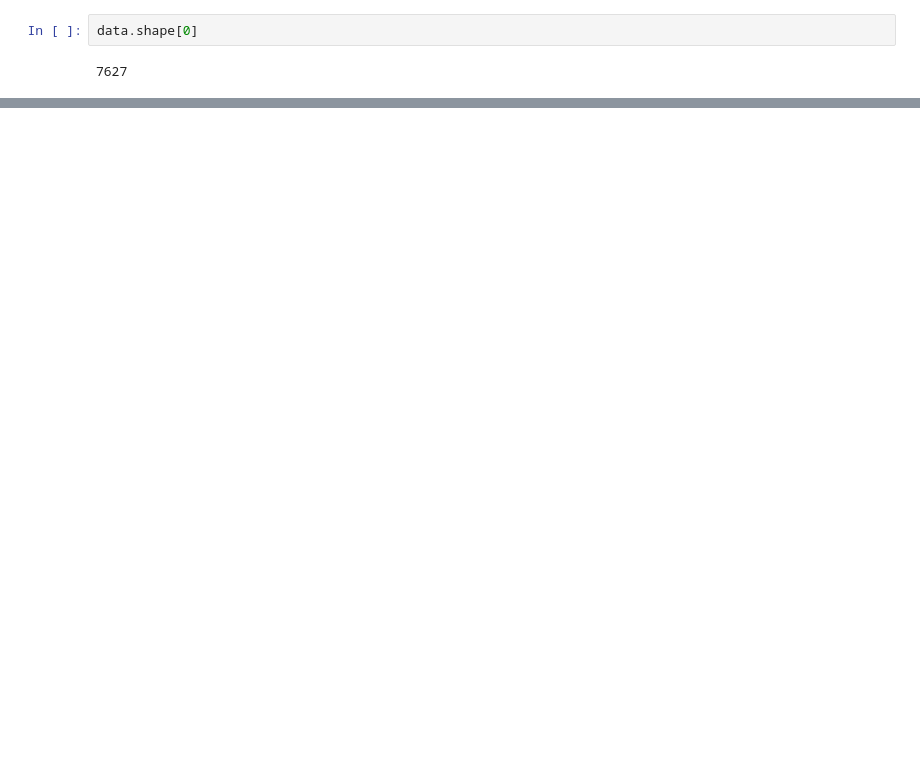
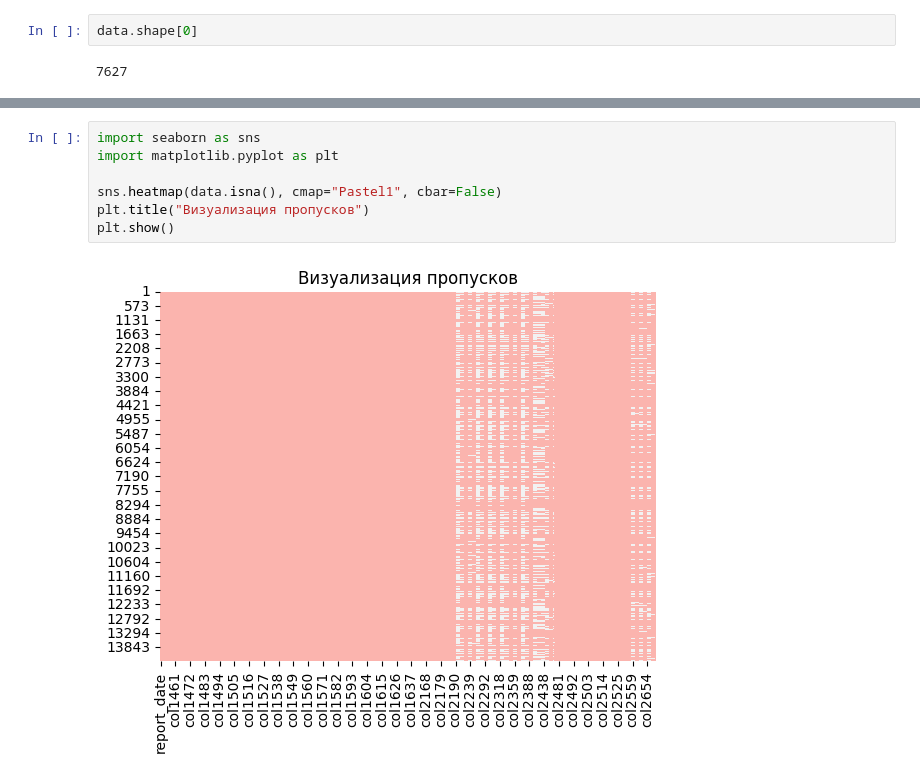
Before and after one commit to Tema13379/2intensiv2, a Jupyter notebook: data.ipynb, the cells around one changed output, grey strips where cells are left out. Saved outputs shown, nothing was run; the diff lists cells and outputs as text; blank space fills up the shorter version.

```diff
--- a/data.ipynb
+++ b/data.ipynb
@@ -235,0 +249,9 @@ data
+# %%
+import seaborn as sns
+import matplotlib.pyplot as plt
+
+sns.heatmap(data.isna(), cmap="Pastel1", cbar=False)
+plt.title("Визуализация пропусков")
+plt.show()
+# %% [output]
+[figure, added]
```
Also changed, not shown: parts of 13 cells of this notebook.
